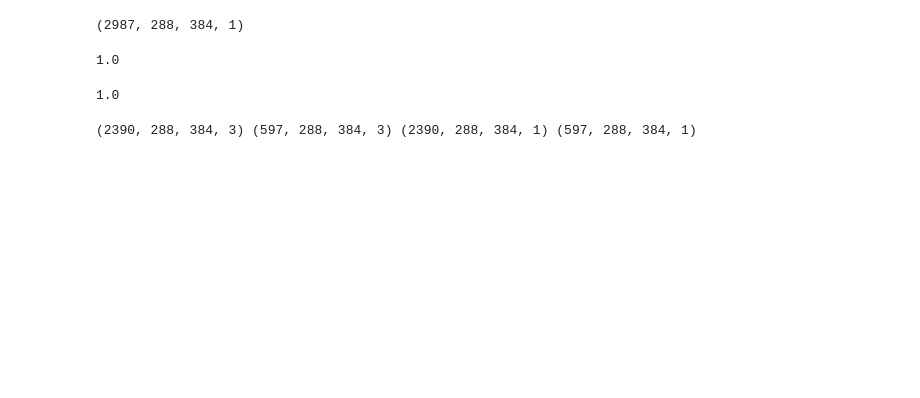
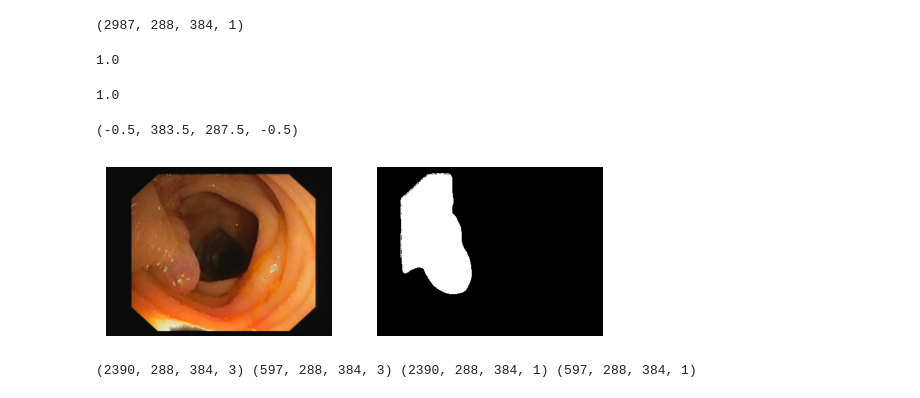
Before and after one commit to ying9937/Segmentation-of-polyps, a Jupyter notebook: code/Deep learning Mode/SegNet.ipynb, the cells around one changed output. Saved outputs shown, nothing was run; the diff lists cells and outputs as text; code cells hidden in the pictures; blank space fills up the shorter version.

```diff
--- a/code/Deep learning Mode/SegNet.ipynb
+++ b/code/Deep learning Mode/SegNet.ipynb
@@ -20,12 +23,12 @@ from keras import layers, models
 # %%
-fh5 = h5py.File(r'../data/PolypGen+CVCtrain_imgandmasks.h5','r')
+fh5 = h5py.File(r'../data/imgandmasks_Highlights_processing_percentile=99.5.h5','r')
 img_png_x = fh5['img']
 img_png_x = np.array(img_png_x)
 mask_x = fh5['masks']
 mask_x = np.array(mask_x)
 # %%
 mask_x  = mask_x .reshape(len(mask_x), 288, 384, 1)
-mask_x = mask_x/255
+# mask_x = mask_x/255
 mask_x .shape
 # %% [output]
 (2987, 288, 384, 1)
@@ -37,6 +40,17 @@ img_png_x.max()
 mask_x.max()
 # %% [output]
 1.0
+# %%
+# 查看验证集
+a = 10
+plt.figure()
+plt.subplot(121),plt.imshow(img_png_x[a])
+plt.axis('off')
+plt.subplot(122),plt.imshow(mask_x[a],'gray')
+plt.axis('off')
+# %% [output]
+(-0.5, 383.5, 287.5, -0.5)
+[figure, added]
 # %%
 # -----------------------------------------------------------------
 # 从txt文件读取并恢复为NumPy数组
```
Also changed, not shown: parts of 25 cells of this notebook, 2 other files.
